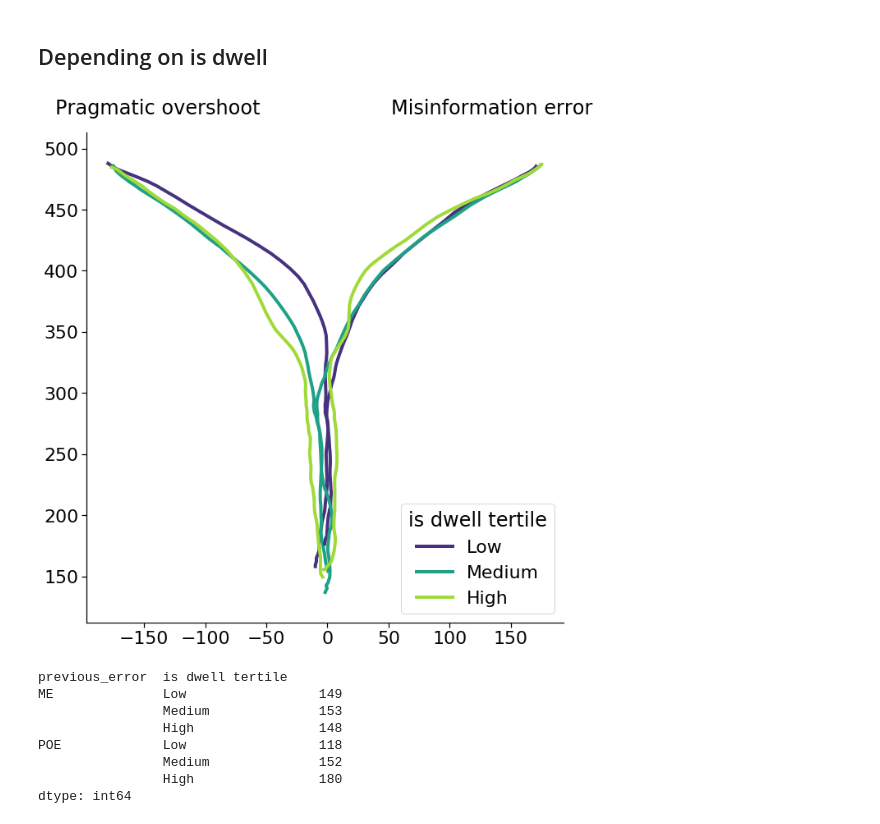
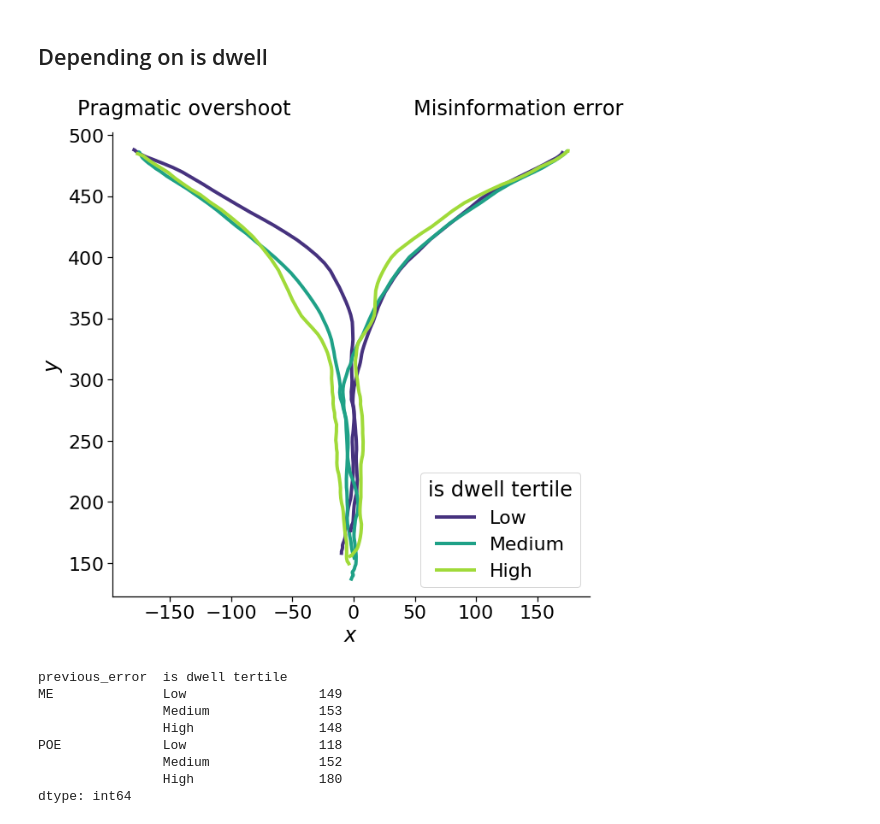
Before and after one commit to cherepaha/tft_mouse_analysis, a Jupyter notebook: mt_plots.ipynb, the cells around one changed output. Cells and saved outputs as stored; diff of their text form; code cells hidden in the pictures.

```diff
--- a/mt_plots.ipynb
+++ b/mt_plots.ipynb
@@ -87,6 +87,8 @@ def plot_mean_trajectories(mean_trajectories):
     fig, ax = plt.subplots(1, figsize=(10, 10))
 
     ax.set_aspect(1, adjustable='datalim')
+    ax.set_xlabel('$x$')
+    ax.set_ylabel('$y$')
 
     colors = {'POE': 'C1',
               'ME': 'C4'}
@@ -112,33 +114,36 @@ mean_traj = get_mean_trajectories(traj_data, ['previous_error', 'is dwell tertil
 # %%
 def plot_mean_trajectories(mean_trajectories, var):
     sns.set_palette('viridis')
     sns.set_context("notebook", font_scale=2)
     fig, ax = plt.subplots(1, figsize=(10, 10))
 
     ax.set_aspect(1, adjustable='datalim')
     colors = {'Low': 'C0',
               'Medium': 'C3',
               'High': 'C5'}
 
     for name, group in mean_trajectories.groupby(['previous_error', var]):
         ax.plot(mean_trajectories.loc[name].x, mean_trajectories.loc[name].y,
                 lw=4, color=colors[name[1]])
     ax.text(s='Misinformation error', x=0.85, y=1.05,
             horizontalalignment='center',verticalalignment='center', transform=ax.transAxes)
     ax.text(s='Pragmatic overshoot', x=0.15, y=1.05,
             horizontalalignment='center',verticalalignment='center', transform=ax.transAxes)
 
+    ax.set_xlabel('$x$')
+    ax.set_ylabel('$y$')
+
     custom_lines = [Line2D([0], [0], color=color, lw=4) for color in colors.values()]
 
     ax.legend(custom_lines, ['Low', 'Medium', 'High'], loc='lower right', title='is dwell tertile')
 
     return ax
 
 plot_mean_trajectories(mean_traj, var='is dwell tertile')
 
 plt.savefig('mean_trajectories_by_is_dwell.png')
 # %% [output]
-[figure, old version]
+[figure, new version]
 # %%
 choices_data.groupby(['previous_error', 'is dwell tertile']).size()
 # %% [output]
```
Also changed, not shown: parts of 1 cell of this notebook, 2 other files.
